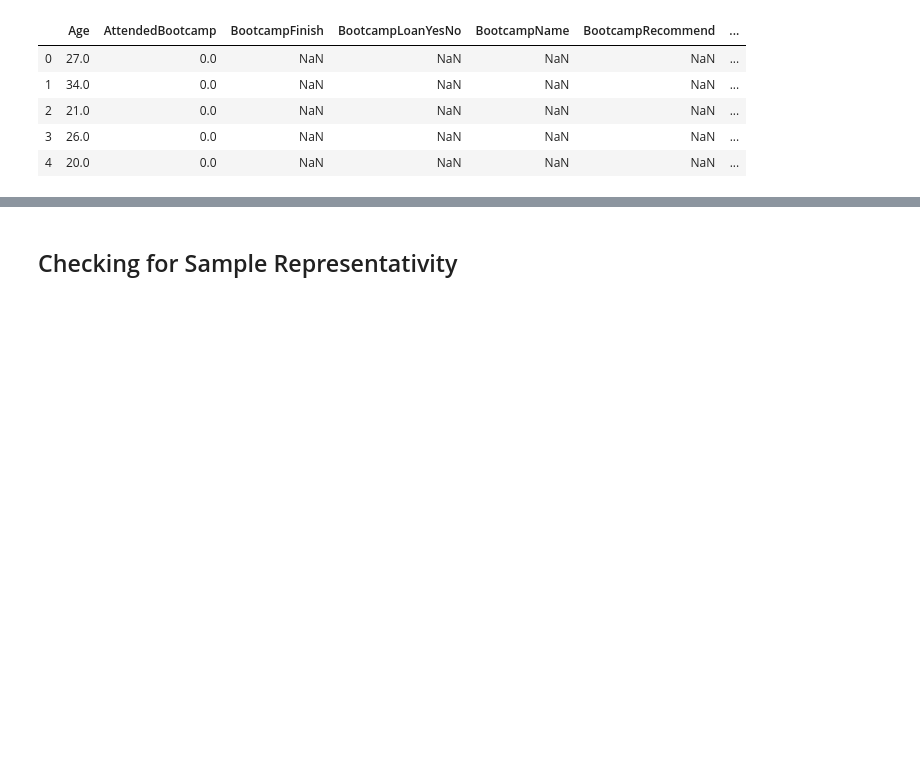
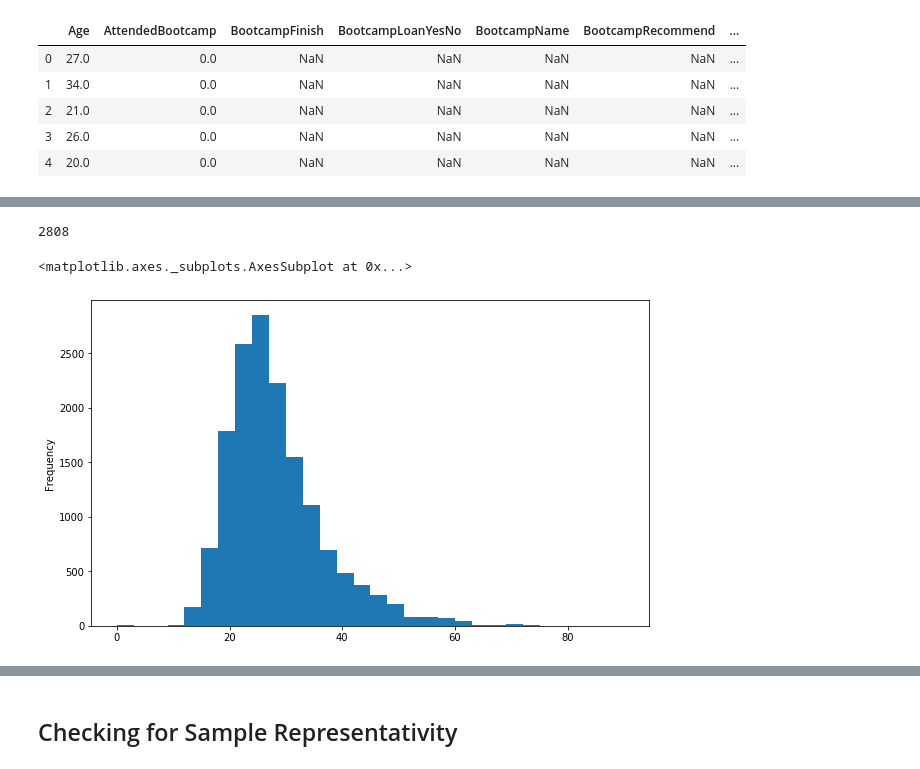
Before and after one commit to bern-lm/dataquest-projects, a Jupyter notebook: Project - Finding the Best Markets to Advertise In.ipynb, the cells around one changed output, grey strips where cells are left out. Saved outputs shown, nothing was run; the diff lists cells and outputs as text; code cells hidden in the pictures; blank space fills up the shorter version.

```diff
--- a/Project - Finding the Best Markets to Advertise In.ipynb
+++ b/Project - Finding the Best Markets to Advertise In.ipynb
@@ -57,0 +118,9 @@ survey.head()
+# %%
+survey['Age'].isnull().sum()
+# %% [output]
+2808
+# %%
+survey['Age'].plot.hist(bins=30, figsize=(10,6))
+# %% [output]
+<matplotlib.axes._subplots.AxesSubplot at 0x...>
+[figure, added]
```
Also changed, not shown: parts of 79 cells of this notebook.
